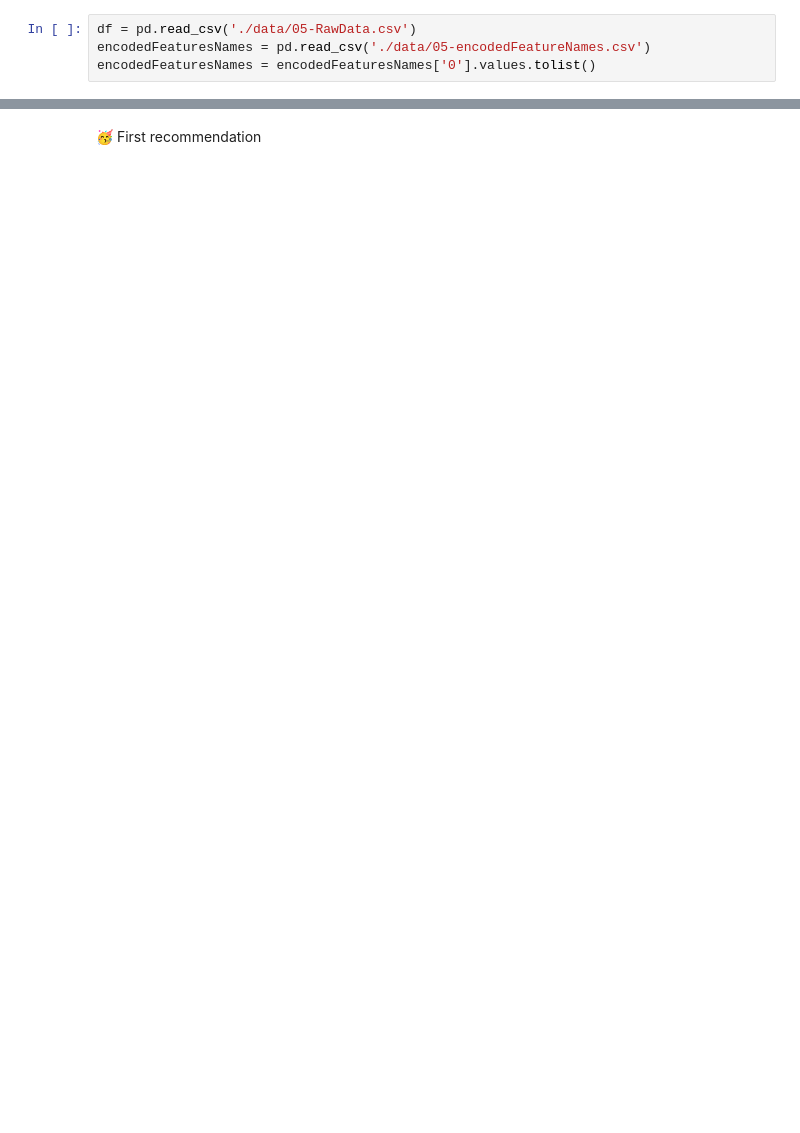
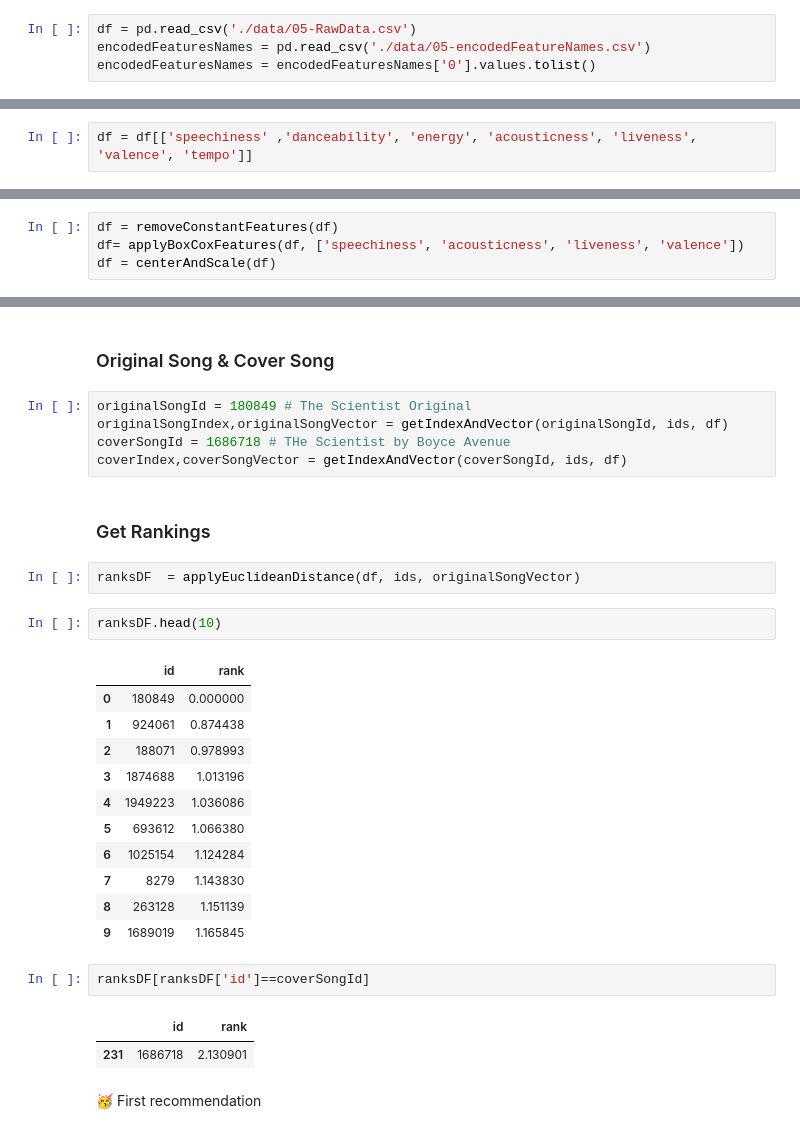
Before and after one commit to skarensmoll/thesisMusikRecommender, a Jupyter notebook: Experiments/06-01-Modeling.ipynb, the cells around one changed output, grey strips where cells are left out. Cells and saved outputs as stored; diff of their text form; blank space fills up the shorter version.

```diff
--- a/Experiments/06-01-Modeling.ipynb
+++ b/Experiments/06-01-Modeling.ipynb
@@ -265,0 +29,2 @@ ranksDF
+# %%
+df = df[['speechiness' ,'danceability', 'energy', 'acousticness', 'liveness', 'valence', 'tempo']]
@@ -265,0 +42,4 @@ ranksDF
+# %%
+df = removeConstantFeatures(df)
+df= applyBoxCoxFeatures(df, ['speechiness', 'acousticness', 'liveness', 'valence'])
+df = centerAndScale(df)
@@ -266,3 +52,33 @@ ranksDF
+# %% [markdown]
+### Original Song & Cover Song
+# %%
+originalSongId = 180849 # The Scientist Original
+originalSongIndex,originalSongVector = getIndexAndVector(originalSongId, ids, df)
+coverSongId = 1686718 # THe Scientist by Boyce Avenue
+coverIndex,coverSongVector = getIndexAndVector(coverSongId, ids, df)
+# %% [markdown]
+### Get Rankings
+# %%
+ranksDF  = applyEuclideanDistance(df, ids, originalSongVector)
+# %%
+ranksDF.head(10)
+# %% [output]
+|  | id | rank |
+| 0 | 180849 | 0.000000 |
+| 1 | 924061 | 0.874438 |
+| 2 | 188071 | 0.978993 |
+| 3 | 1874688 | 1.013196 |
+| 4 | 1949223 | 1.036086 |
+| 5 | 693612 | 1.066380 |
+| 6 | 1025154 | 1.124284 |
+| 7 | 8279 | 1.143830 |
+| 8 | 263128 | 1.151139 |
+| 9 | 1689019 | 1.165845 |
+# %%
+ranksDF[ranksDF['id']==coverSongId]
+# %% [output]
+|  | id | rank |
+| 231 | 1686718 | 2.130901 |
 # %% [markdown]
 🥳 First recommendation
 # %%
```
Also changed, not shown: parts of 48 cells of this notebook, 10 other files.
